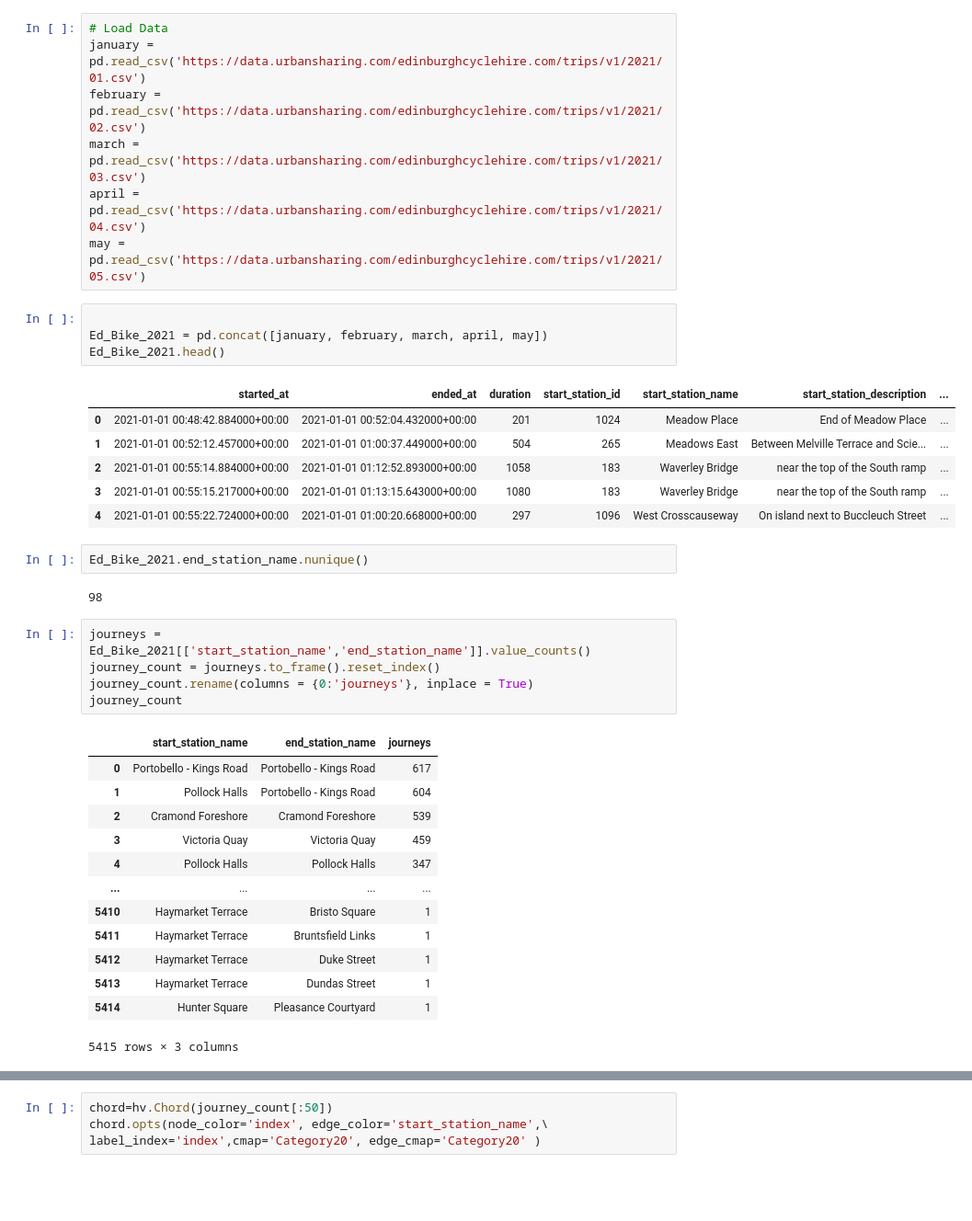
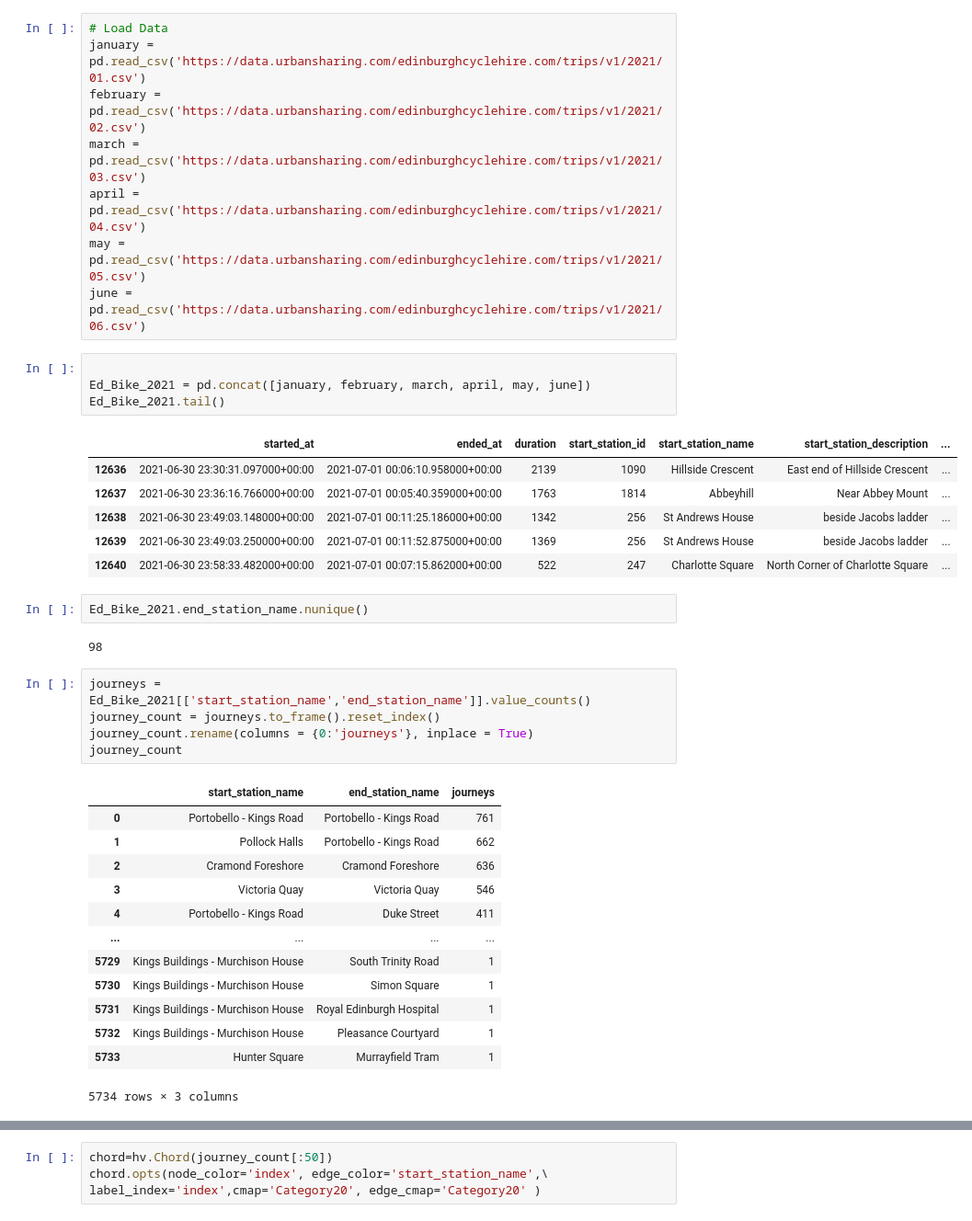
Before and after one commit to Jojomaque/Portfolio, a Jupyter notebook: Project_Ed_Bike_Share_2021.ipynb, the cells around one changed output, grey strips where cells are left out. Shown at 92% size. Drawn from its saved outputs; the diff is of its cells as text; blank space fills up the shorter version.

```diff
--- a/Project_Ed_Bike_Share_2021.ipynb
+++ b/Project_Ed_Bike_Share_2021.ipynb
@@ -20,17 +20,18 @@ february = pd.read_csv('https://data.urbansharing.com/edinburghcyclehire.com/tri
 march = pd.read_csv('https://data.urbansharing.com/edinburghcyclehire.com/trips/v1/2021/03.csv')
 april = pd.read_csv('https://data.urbansharing.com/edinburghcyclehire.com/trips/v1/2021/04.csv')
 may = pd.read_csv('https://data.urbansharing.com/edinburghcyclehire.com/trips/v1/2021/05.csv')
+june = pd.read_csv('https://data.urbansharing.com/edinburghcyclehire.com/trips/v1/2021/06.csv')
 # %%
 
-Ed_Bike_2021 = pd.concat([january, february, march, april, may])
-Ed_Bike_2021.head()
+Ed_Bike_2021 = pd.concat([january, february, march, april, may, june])
+Ed_Bike_2021.tail()
 # %% [output]
 |  | started_at | ended_at | duration | start_station_id | start_station_name | start_station_description | ... |
-| 0 | 2021-01-01 00:48:42.884000+00:00 | 2021-01-01 00:52:04.432000+00:00 | 201 | 1024 | Meadow Place | End of Meadow Place | ... |
-| 1 | 2021-01-01 00:52:12.457000+00:00 | 2021-01-01 01:00:37.449000+00:00 | 504 | 265 | Meadows East | Between Melville Terrace and Scie... | ... |
-| 2 | 2021-01-01 00:55:14.884000+00:00 | 2021-01-01 01:12:52.893000+00:00 | 1058 | 183 | Waverley Bridge | near the top of the South ramp | ... |
-| 3 | 2021-01-01 00:55:15.217000+00:00 | 2021-01-01 01:13:15.643000+00:00 | 1080 | 183 | Waverley Bridge | near the top of the South ramp | ... |
-| 4 | 2021-01-01 00:55:22.724000+00:00 | 2021-01-01 01:00:20.668000+00:00 | 297 | 1096 | West Crosscauseway | On island next to Buccleuch Street | ... |
+| 12636 | 2021-06-30 23:30:31.097000+00:00 | 2021-07-01 00:06:10.958000+00:00 | 2139 | 1090 | Hillside Crescent | East end of Hillside Crescent | ... |
+| 12637 | 2021-06-30 23:36:16.766000+00:00 | 2021-07-01 00:05:40.359000+00:00 | 1763 | 1814 | Abbeyhill | Near Abbey Mount | ... |
+| 12638 | 2021-06-30 23:49:03.148000+00:00 | 2021-07-01 00:11:25.186000+00:00 | 1342 | 256 | St Andrews House | beside Jacobs ladder | ... |
+| 12639 | 2021-06-30 23:49:03.250000+00:00 | 2021-07-01 00:11:52.875000+00:00 | 1369 | 256 | St Andrews House | beside Jacobs ladder | ... |
+| 12640 | 2021-06-30 23:58:33.482000+00:00 | 2021-07-01 00:07:15.862000+00:00 | 522 | 247 | Charlotte Square | North Corner of Charlotte Square | ... |
 # %%
 Ed_Bike_2021.end_station_name.nunique()
 # %% [output]
@@ -42,18 +43,18 @@ journey_count.rename(columns = {0:'journeys'}, inplace = True)
 journey_count
 # %% [output]
 |  | start_station_name | end_station_name | journeys |
-| 0 | Portobello - Kings Road | Portobello - Kings Road | 617 |
-| 1 | Pollock Halls | Portobello - Kings Road | 604 |
-| 2 | Cramond Foreshore | Cramond Foreshore | 539 |
-| 3 | Victoria Quay | Victoria Quay | 459 |
-| 4 | Pollock Halls | Pollock Halls | 347 |
+| 0 | Portobello - Kings Road | Portobello - Kings Road | 761 |
+| 1 | Pollock Halls | Portobello - Kings Road | 662 |
+| 2 | Cramond Foreshore | Cramond Foreshore | 636 |
+| 3 | Victoria Quay | Victoria Quay | 546 |
+| 4 | Portobello - Kings Road | Duke Street | 411 |
 | ... | ... | ... | ... |
-| 5410 | Haymarket Terrace | Bristo Square | 1 |
-| 5411 | Haymarket Terrace | Bruntsfield Links | 1 |
-| 5412 | Haymarket Terrace | Duke Street | 1 |
-| 5413 | Haymarket Terrace | Dundas Street | 1 |
-| 5414 | Hunter Square | Pleasance Courtyard | 1 |
+| 5729 | Kings Buildings - Murchison House | South Trinity Road | 1 |
+| 5730 | Kings Buildings - Murchison House | Simon Square | 1 |
+| 5731 | Kings Buildings - Murchison House | Royal Edinburgh Hospital | 1 |
+| 5732 | Kings Buildings - Murchison House | Pleasance Courtyard | 1 |
+| 5733 | Hunter Square | Murrayfield Tram | 1 |
-5415 rows × 3 columns
+5734 rows × 3 columns
 # %%
 top_journey = journey_count[:20]
 top_journey
```
Also changed, not shown: parts of 5 cells of this notebook.
